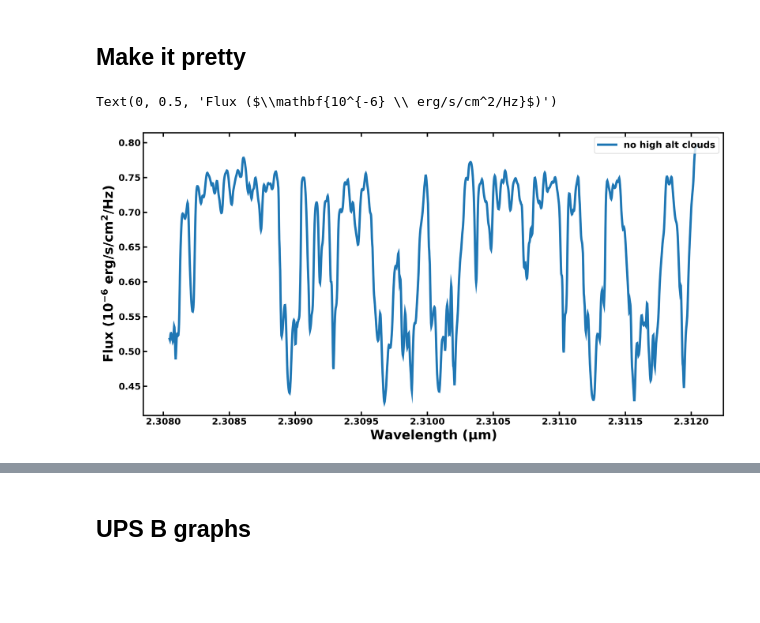
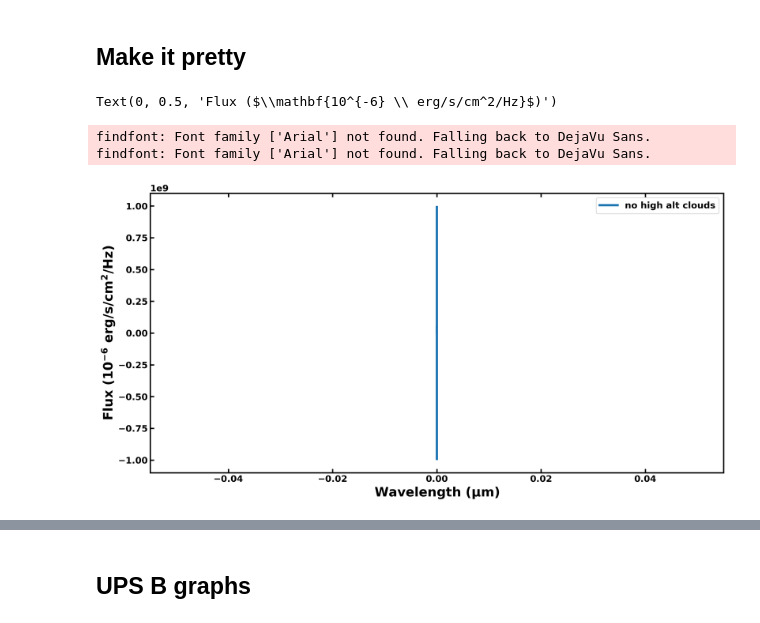
Before and after one commit to imalsky/New_Jups, a Jupyter notebook: Code/spectra.ipynb, the cells around one changed output, grey strips where cells are left out. Drawn from its saved outputs; the diff is of its cells as text; code cells hidden in the pictures; blank space fills up the shorter version.

Commit message:
Some Changes for Hayley

```diff
--- a/Code/spectra.ipynb
+++ b/Code/spectra.ipynb
@@ -120,31 +120,33 @@ rc('font', **font)
 # %%
 # Figure aesthetics
 plt.figure(figsize=(16, 8))
 
-data1 = '/home/imalsky/Desktop/gen/Spec_1_UPS-LOW-G-COM-CLOUDY-250_phase_270.0_inc_0.39269908000.00.dat'
+data1 = '/home/imalsky/Desktop/New_Jups/Spectra/DATA/Final_HAYLEY_PLANET_phase_0.0_inc_0.0.txt'
 #data2 = '/home/imalsky/Desktop/New_Jups/Spectra/OUT/Spec_1_UPS-LOW-G-CLEAR-250-old.dat'
 
 
 spectra1 = pd.read_csv(data1, header=None, sep="\s+|\t+|\s+\t+|\t+\s+", names=['Wavelength','Flux'])
 #spectra2 = pd.read_csv(data2, header=None, sep="\s+|\t+|\s+\t+|\t+\s+", names=['Wavelength','Flux'])
 
 
 labels=['no high alt clouds']
 
 plt.plot(spectra1['Wavelength'][10:-10] * 1e6, 1e9 * spectra1['Flux'][10:-10], linewidth=3.5, linestyle='solid', label=labels[0])
 #plt.plot(spectra2['Wavelength'][10:-10] * 1e6, 1e9 * spectra2['Flux'][10:-10], linewidth=3.5, linestyle='solid', label=labels[1])
 
 
 plt.legend(loc='upper right')
 #plt.ylim([0.15, 0.25])
 #plt.xlim([2.3088, 2.31025])
 plt.xlabel(r"Wavelength ($\mathbf{\mu m}$)", fontsize=20, weight='bold')
 
 plt.ylabel(r"Flux ($\mathbf{10^{-6} \ erg/s/cm^2/Hz}$)", fontsize=20, weight='bold')
 #plt.savefig('/home/imalsky/Desktop/clear-comparison.png', dpi=250, bbox_inches='tight')
 # %% [output]
 Text(0, 0.5, 'Flux ($\\mathbf{10^{-6} \\ erg/s/cm^2/Hz}$)')
+findfont: Font family ['Arial'] not found. Falling back to DejaVu Sans.
+findfont: Font family ['Arial'] not found. Falling back to DejaVu Sans.
-[figure, old version]
+[figure, new version]
 # %%
 # Figure aesthetics
 plt.figure(figsize=(16, 8))
```
Also changed, not shown: parts of 3 cells of this notebook, 7 other files.
